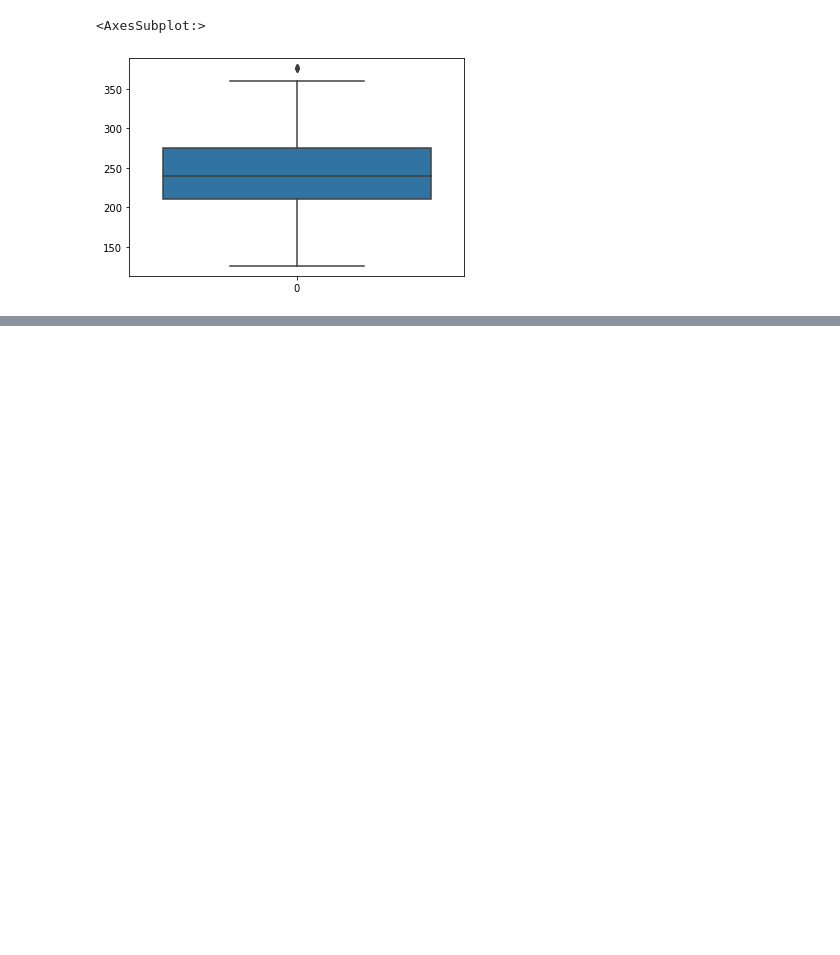
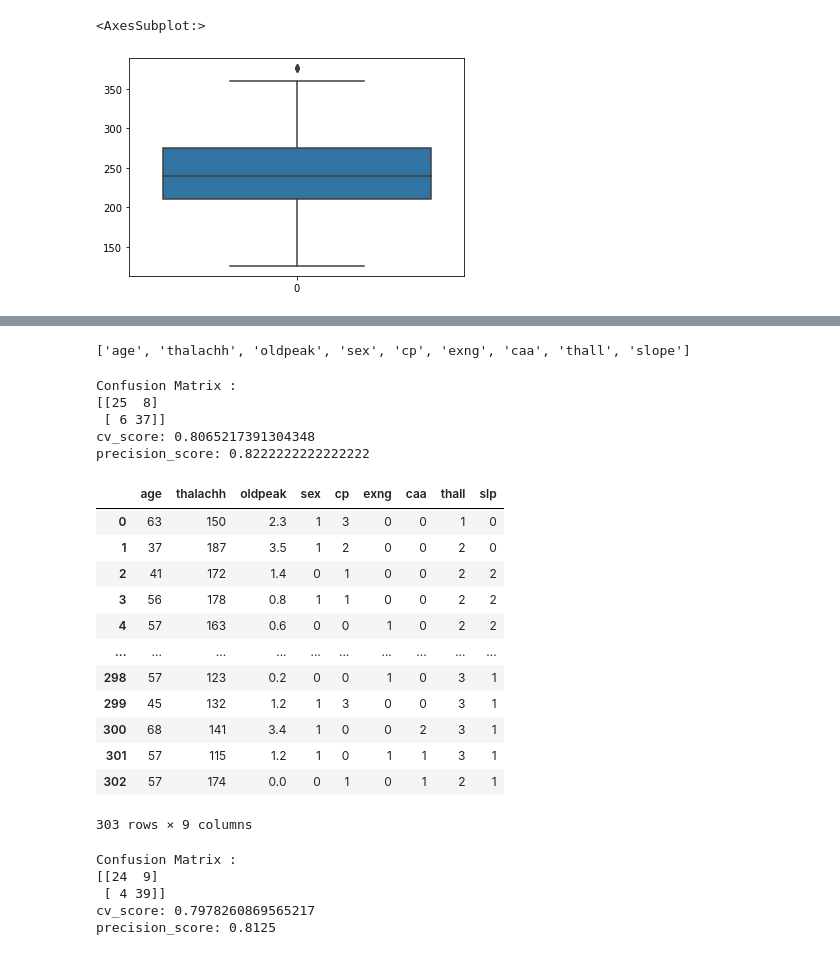
Before and after one commit to tfc1524/Heart, a Jupyter notebook: Heart Attack Project.ipynb, the cells around one changed output, grey strips where cells are left out. Saved outputs shown, nothing was run; the diff lists cells and outputs as text; code cells hidden in the pictures; blank space fills up the shorter version.

```diff
--- a/Heart Attack Project.ipynb
+++ b/Heart Attack Project.ipynb
@@ -109,0 +214,64 @@ sns.boxplot(data=X['chol'])
+# %%
+# 先前視覺化觀察的結果與 feature importance和 permutation importance大致相近，這些是較重要的feature
+print(viz_features)
+# %% [output]
+['age', 'thalachh', 'oldpeak', 'sex', 'cp', 'exng', 'caa', 'thall', 'slope']
+# %%
+# 篩選出重要的feature再進行一次建模，看各項指標有沒有變好
+X = X[viz_features]
+X_train, X_test, y_train, y_test = train_test_split(X, y, random_state=0)
+
+forest = RandomForestClassifier(n_estimators=100, random_state=0)
+forest.fit(X_train, y_train)
+
+y_pred = forest.predict(X_test)
+confusion_matrix = metrics.confusion_matrix(y_test, y_pred)
+print('Confusion Matrix :')
+print(confusion_matrix)
+print('cv_score:', np.mean(cross_val_score(forest, X_train, y_train, cv=10)))
+
+print('precision_score:', metrics.precision_score(y_test, y_pred, zero_division=0))
+# %% [output]
+Confusion Matrix :
+[[25  8]
+ [ 6 37]]
+cv_score: 0.8065217391304348
+precision_score: 0.8222222222222222
+# %%
+X
+# %% [output]
+|  | age | thalachh | oldpeak | sex | cp | exng | caa | thall | slp |
+| 0 | 63 | 150 | 2.3 | 1 | 3 | 0 | 0 | 1 | 0 |
+| 1 | 37 | 187 | 3.5 | 1 | 2 | 0 | 0 | 2 | 0 |
+| 2 | 41 | 172 | 1.4 | 0 | 1 | 0 | 0 | 2 | 2 |
+| 3 | 56 | 178 | 0.8 | 1 | 1 | 0 | 0 | 2 | 2 |
+| 4 | 57 | 163 | 0.6 | 0 | 0 | 1 | 0 | 2 | 2 |
+| ... | ... | ... | ... | ... | ... | ... | ... | ... | ... |
+| 298 | 57 | 123 | 0.2 | 0 | 0 | 1 | 0 | 3 | 1 |
+| 299 | 45 | 132 | 1.2 | 1 | 3 | 0 | 0 | 3 | 1 |
+| 300 | 68 | 141 | 3.4 | 1 | 0 | 0 | 2 | 3 | 1 |
+| 301 | 57 | 115 | 1.2 | 1 | 0 | 1 | 1 | 3 | 1 |
+| 302 | 57 | 174 | 0.0 | 0 | 1 | 0 | 1 | 2 | 1 |
+303 rows × 9 columns
+# %%
+a = ['caa','thalachh','thall','cp','oldpeak','age']
+X = df.drop('output', axis=1)
+X = X[a]
+X_train, X_test, y_train, y_test = train_test_split(X, y, random_state=0)
+
+forest = RandomForestClassifier(n_estimators=100, random_state=0)
+forest.fit(X_train, y_train)
+
+y_pred = forest.predict(X_test)
+confusion_matrix = metrics.confusion_matrix(y_test, y_pred)
+print('Confusion Matrix :')
+print(confusion_matrix)
+print('cv_score:', np.mean(cross_val_score(forest, X_train, y_train, cv=10)))
+
+print('precision_score:', metrics.precision_score(y_test, y_pred, zero_division=0))
+# %% [output]
+Confusion Matrix :
+[[24  9]
+ [ 4 39]]
+cv_score: 0.7978260869565217
+precision_score: 0.8125
```
Also changed, not shown: parts of 13 cells of this notebook.
